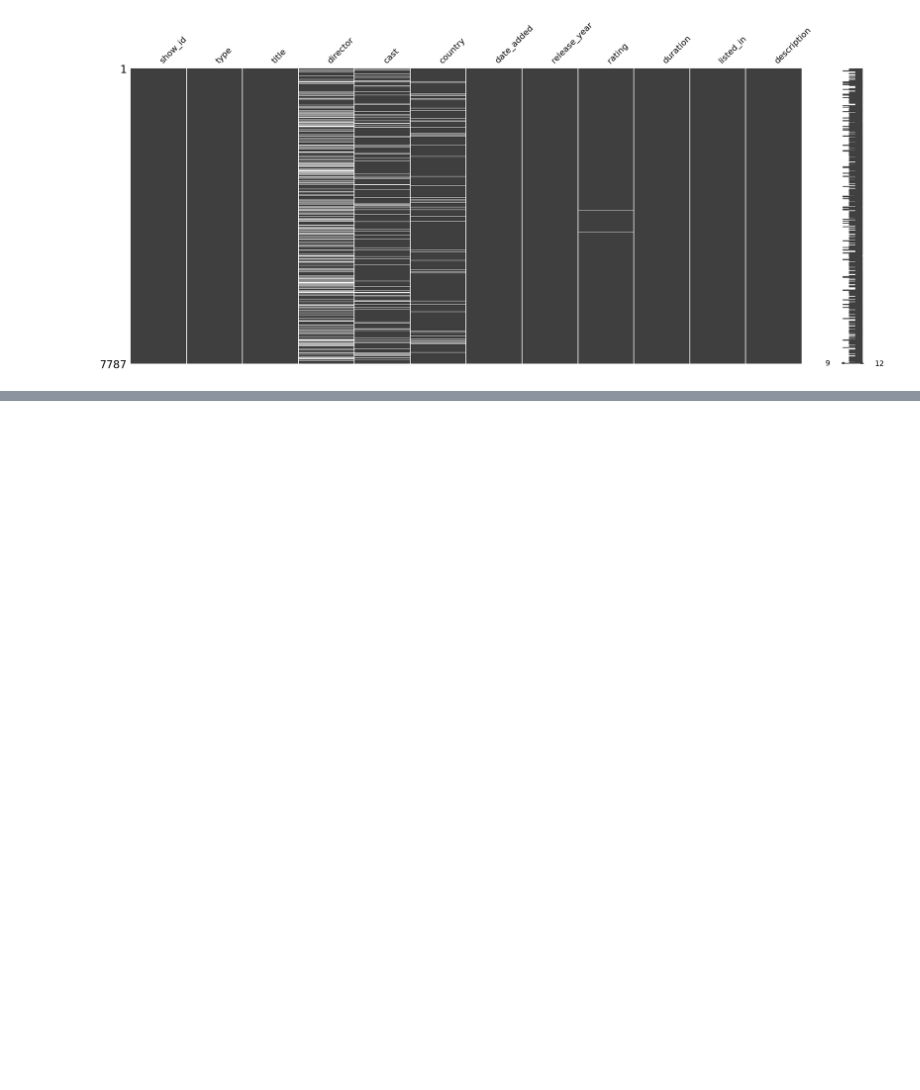
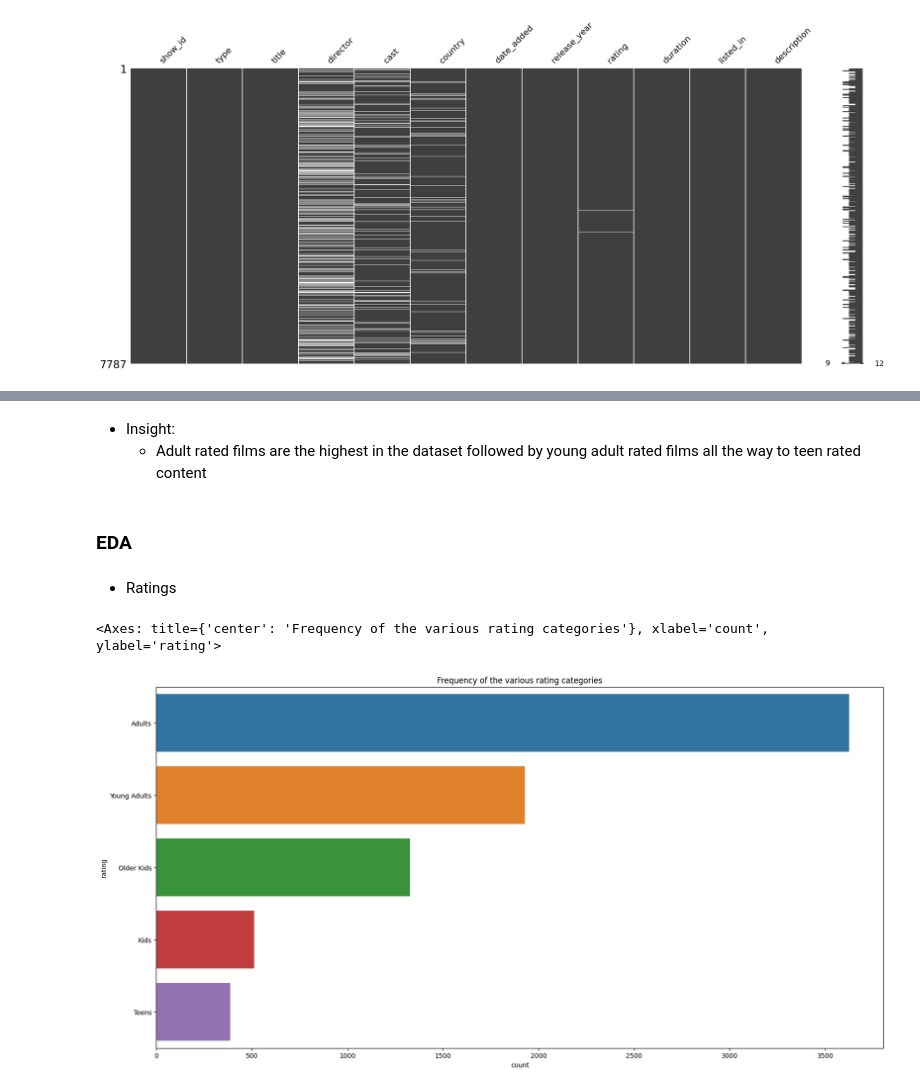
Before and after one commit to JanKosgei/Netflix-Recommendations, a Jupyter notebook: K-Means Netflix.ipynb, the cells around one changed output, grey strips where cells are left out. Drawn from its saved outputs; the diff is of its cells as text; code cells hidden in the pictures; blank space fills up the shorter version.

```diff
--- a/K-Means Netflix.ipynb
+++ b/K-Means Netflix.ipynb
@@ -101,0 +132,15 @@ msgno.matrix(Netflix)
+# %% [markdown]
+- Insight:
+   - Adult rated films are the highest in the dataset followed by young adult rated films all the way to teen rated content
+# %% [markdown]
+### EDA
+# %% [markdown]
+- Ratings
+# %%
+plt.figure(figsize=(20,10))
+plt.title('Frequency of the various rating categories')
+
+sns.countplot(data=Netflix, y='rating', order=Netflix['rating'].value_counts(ascending=False).index)
+# %% [output]
+<Axes: title={'center': 'Frequency of the various rating categories'}, xlabel='count', ylabel='rating'>
+[figure, added]
```
Also changed, not shown: parts of 12 cells of this notebook.
